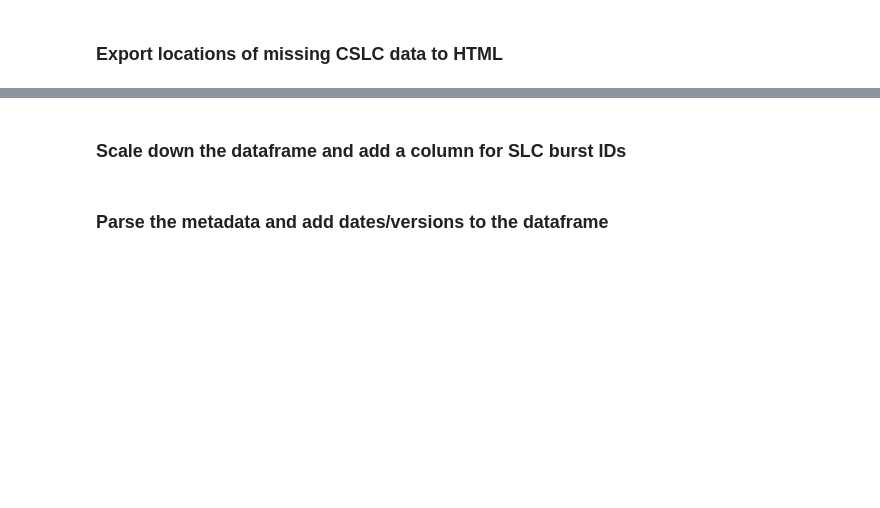
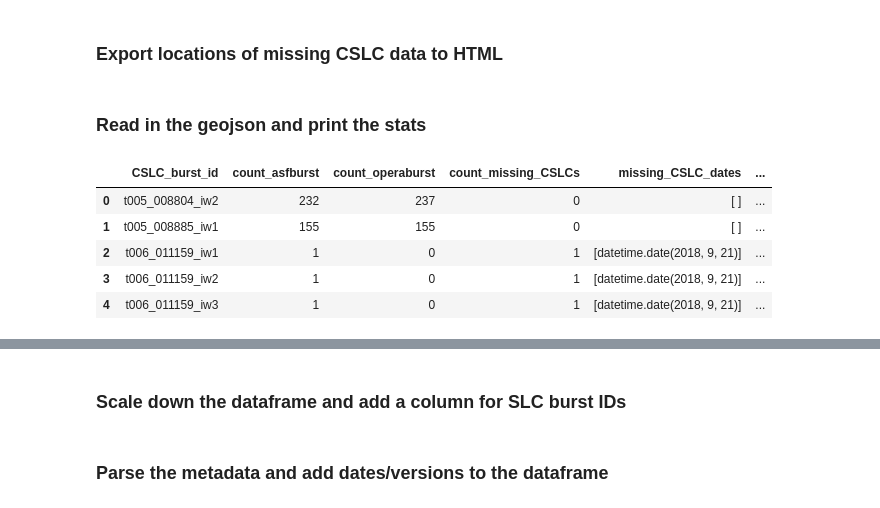
Before and after one commit to cmspeed/OPERA_Applications, a Jupyter notebook: CSLC/troubleshooting/find_missing_and_duplicate_CSLC-S1.ipynb, the cells around one changed output, grey strips where cells are left out. Saved outputs shown, nothing was run; the diff lists cells and outputs as text; code cells hidden in the pictures; blank space fills up the shorter version.

Commit message:
Notebook updates with stats

```diff
--- a/CSLC/troubleshooting/find_missing_and_duplicate_CSLC-S1.ipynb
+++ b/CSLC/troubleshooting/find_missing_and_duplicate_CSLC-S1.ipynb
@@ -411,0 +503,12 @@ map.save('missing_CSLC_bursts_map_20160701_20241113.html')
+# %% [markdown]
+### Read in the geojson and print the stats
+# %%
+data = gpd.read_file('missing_CSLC_bursts_scott.geojson')
+data.head()
+# %% [output]
+|  | CSLC_burst_id | count_asfburst | count_operaburst | count_missing_CSLCs | missing_CSLC_dates | ... |
+| 0 | t005_008804_iw2 | 232 | 237 | 0 | [ ] | ... |
+| 1 | t005_008885_iw1 | 155 | 155 | 0 | [ ] | ... |
+| 2 | t006_011159_iw1 | 1 | 0 | 1 | [datetime.date(2018, 9, 21)] | ... |
+| 3 | t006_011159_iw2 | 1 | 0 | 1 | [datetime.date(2018, 9, 21)] | ... |
+| 4 | t006_011159_iw3 | 1 | 0 | 1 | [datetime.date(2018, 9, 21)] | ... |
```
Also changed, not shown: parts of 19 cells of this notebook.
